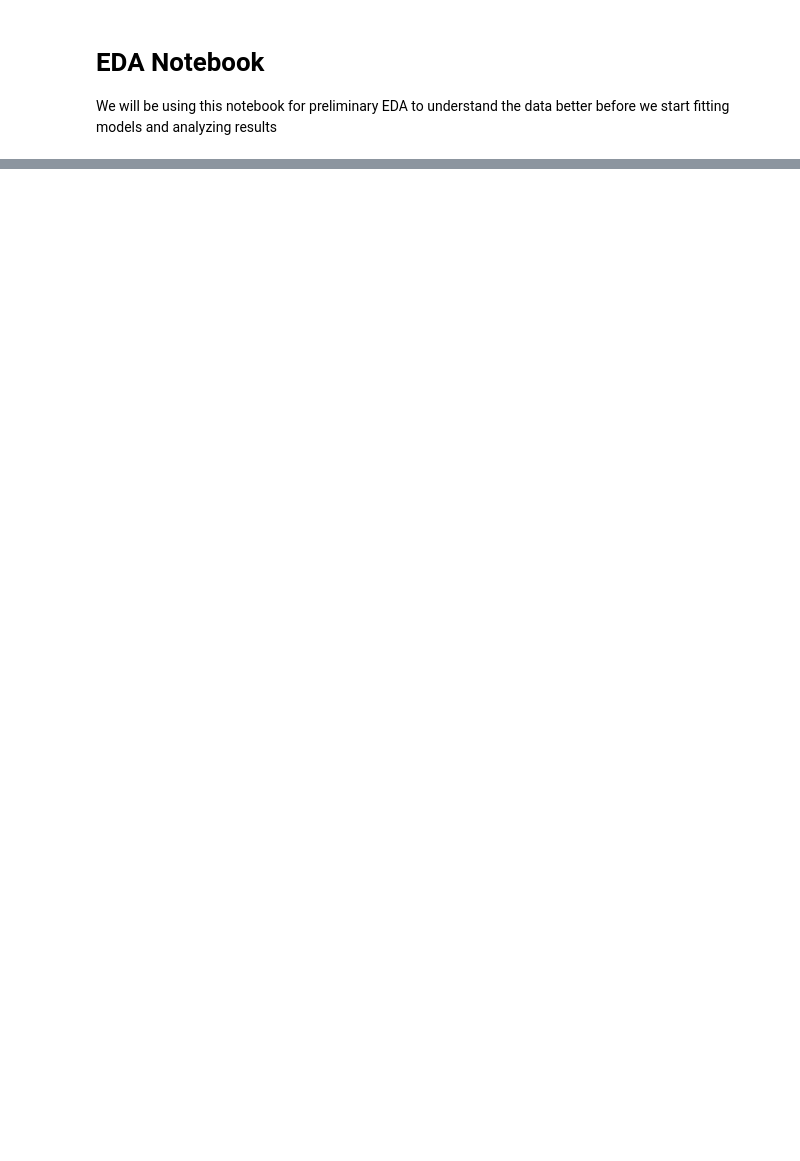
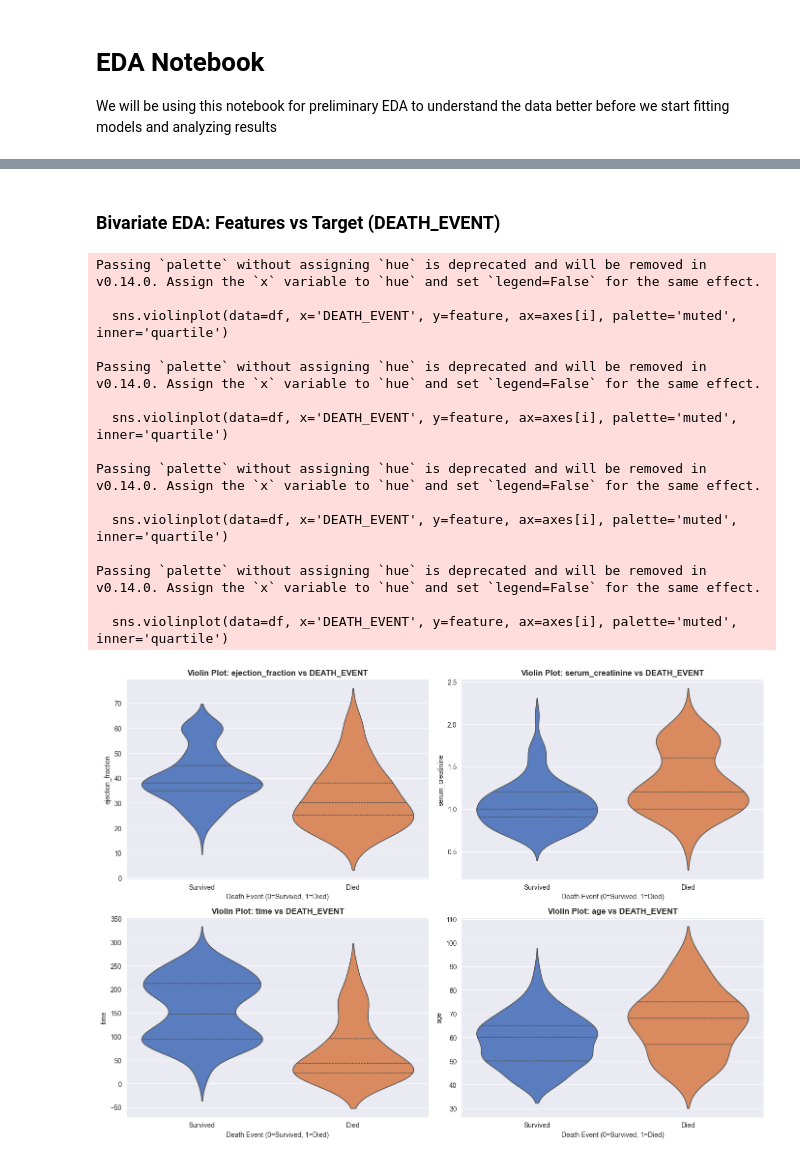
Before and after one commit to DilanDoshi/m148_heart_failure_predictors-, a Jupyter notebook: notebooks/01-EDA.ipynb, the cells around one changed output, grey strips where cells are left out. Cells and saved outputs as stored; diff of their text form; code cells hidden in the pictures; blank space fills up the shorter version.

```diff
--- a/notebooks/01-EDA.ipynb
+++ b/notebooks/01-EDA.ipynb
@@ -18,0 +173,34 @@ NameError: name 'pd' is not defined
+# %% [markdown]
+### Bivariate EDA: Features vs Target (DEATH_EVENT)
+# %%
+# Violin plots for key continuous features (showing distribution shape)
+key_features = ['ejection_fraction', 'serum_creatinine', 'time', 'age']
+fig, axes = plt.subplots(2, 2, figsize=(14, 10))
+axes = axes.flatten()
+
+for i, feature in enumerate(key_features):
+    sns.violinplot(data=df, x='DEATH_EVENT', y=feature, ax=axes[i], palette='muted', inner='quartile')
+    axes[i].set_title(f'Violin Plot: {feature} vs DEATH_EVENT', fontsize=12, fontweight='bold')
+    axes[i].set_xlabel('Death Event (0=Survived, 1=Died)')
+    axes[i].set_ylabel(feature)
+    axes[i].set_xticklabels(['Survived', 'Died'])
+
+plt.tight_layout()
+plt.show()
+# %% [output]
+Passing `palette` without assigning `hue` is deprecated and will be removed in v0.14.0. Assign the `x` variable to `hue` and set `legend=False` for the same effect.
+
+  sns.violinplot(data=df, x='DEATH_EVENT', y=feature, ax=axes[i], palette='muted', inner='quartile')
+
+Passing `palette` without assigning `hue` is deprecated and will be removed in v0.14.0. Assign the `x` variable to `hue` and set `legend=False` for the same effect.
+
+  sns.violinplot(data=df, x='DEATH_EVENT', y=feature, ax=axes[i], palette='muted', inner='quartile')
+
+Passing `palette` without assigning `hue` is deprecated and will be removed in v0.14.0. Assign the `x` variable to `hue` and set `legend=False` for the same effect.
+
+  sns.violinplot(data=df, x='DEATH_EVENT', y=feature, ax=axes[i], palette='muted', inner='quartile')
+
+Passing `palette` without assigning `hue` is deprecated and will be removed in v0.14.0. Assign the `x` variable to `hue` and set `legend=False` for the same effect.
+
+  sns.violinplot(data=df, x='DEATH_EVENT', y=feature, ax=axes[i], palette='muted', inner='quartile')
+[figure, added]
```
Also changed, not shown: parts of 23 cells of this notebook, 3 other files.
